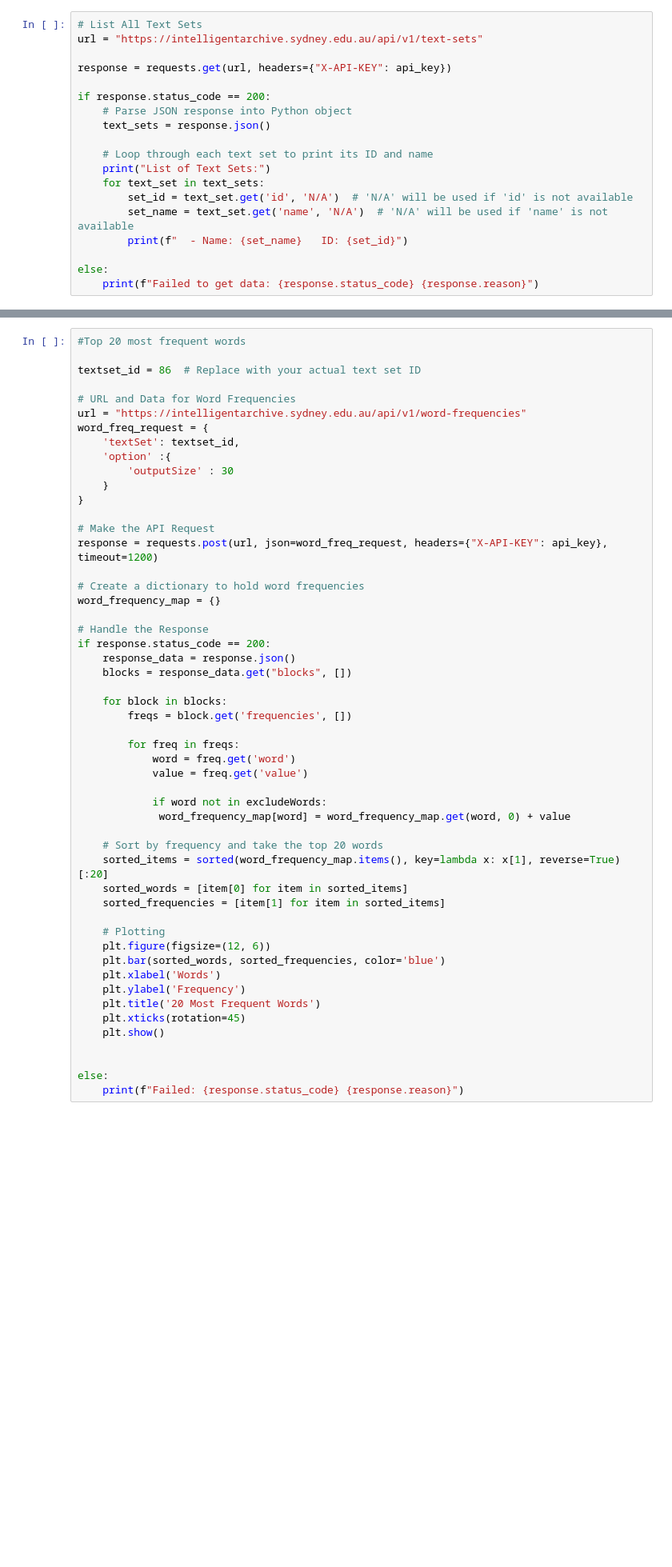
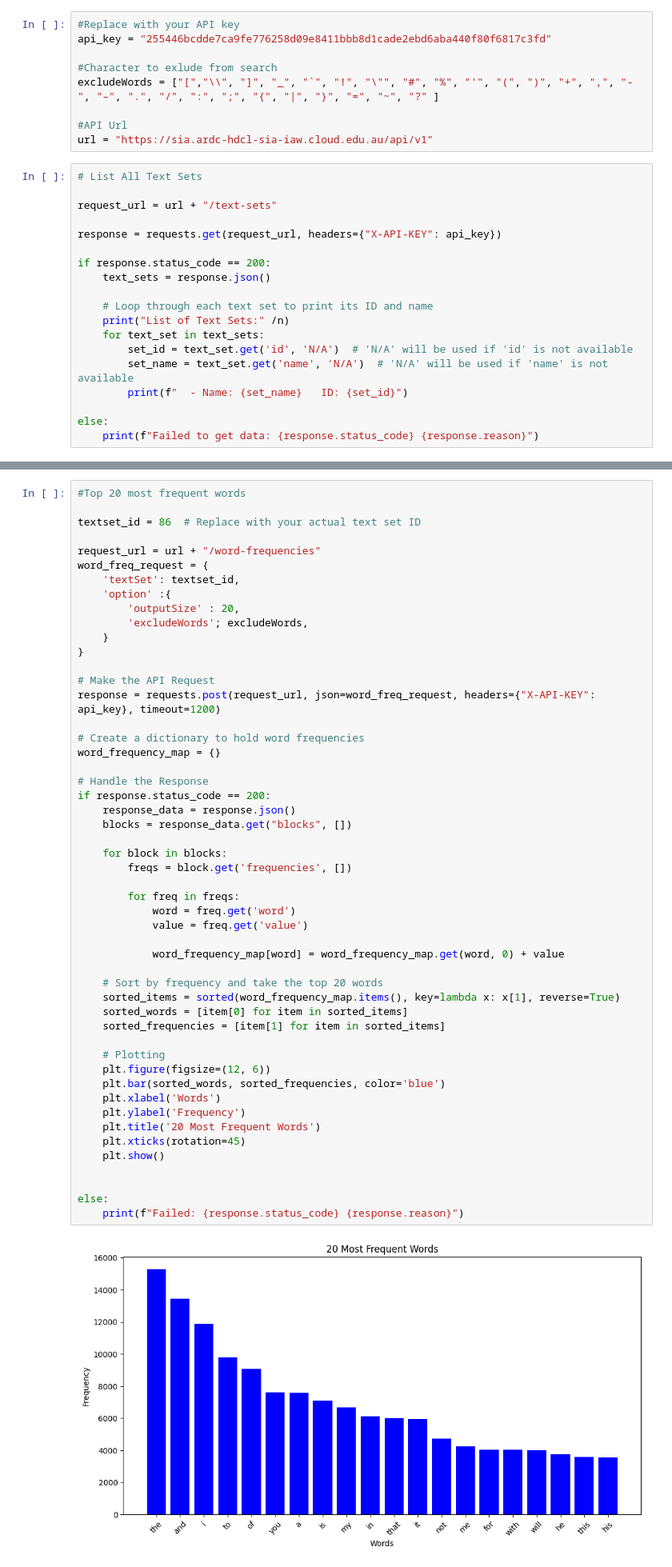
Before and after one commit to MufengNiu/BinderTest, a Jupyter notebook: API.ipynb, the cells around one changed output, grey strips where cells are left out. Shown: that part at 80% size. Drawn from its saved outputs; the diff is of its cells as text; blank space fills up the shorter version.

```diff
--- a/API.ipynb
+++ b/API.ipynb
@@ -12,15 +11,24 @@ excludeWords = ["[","\\", "]", "_", "`", "!", "\"", "#", "%", "'", "(", ")", "+"
+# %%
+#Replace with your API key
+api_key = "255446bcdde7ca9fe776258d09e8411bbb8d1cade2ebd6aba440f80f6817c3fd"
+
+#Character to exlude from search
+excludeWords = ["[","\\", "]", "_", "`", "!", "\"", "#", "%", "'", "(", ")", "+", ",", "-", "–", ".", "/", ":", ";", "{", "|", "}", "=", "~", "?" ]
+
+#API Url
+url = "https://sia.ardc-hdcl-sia-iaw.cloud.edu.au/api/v1"
 # %%
 # List All Text Sets
-url = "https://intelligentarchive.sydney.edu.au/api/v1/text-sets"
 
-response = requests.get(url, headers={"X-API-KEY": api_key})
+request_url = url + "/text-sets"
+
+response = requests.get(request_url, headers={"X-API-KEY": api_key})
 
 if response.status_code == 200:
-    # Parse JSON response into Python object
     text_sets = response.json()
 
     # Loop through each text set to print its ID and name
-    print("List of Text Sets:")
+    print("List of Text Sets:" /n)
     for text_set in text_sets:
         set_id = text_set.get('id', 'N/A')  # 'N/A' will be used if 'id' is not available
         set_name = text_set.get('name', 'N/A')  # 'N/A' will be used if 'name' is not available
@@ -33,53 +44,54 @@ else:
 
 textset_id = 86  # Replace with your actual text set ID
 
-# URL and Data for Word Frequencies
-url = "https://intelligentarchive.sydney.edu.au/api/v1/word-frequencies"
+request_url = url + "/word-frequencies"
 word_freq_request = {
     'textSet': textset_id,
     'option' :{
-        'outputSize' : 30
+        'outputSize' : 20,
+        'excludeWords'; excludeWords,
     }
 }
 
 # Make the API Request
-response = requests.post(url, json=word_freq_request, headers={"X-API-KEY": api_key}, timeout=1200)
+response = requests.post(request_url, json=word_freq_request, headers={"X-API-KEY": api_key}, timeout=1200)
 
 # Create a dictionary to hold word frequencies
 word_frequency_map = {}
 
 # Handle the Response
 if response.status_code == 200:
     response_data = response.json()
     blocks = response_data.get("blocks", [])
 
     for block in blocks:
         freqs = block.get('frequencies', [])
 
         for freq in freqs:
             word = freq.get('word')
             value = freq.get('value')
 
-            if word not in excludeWords:
-             word_frequency_map[word] = word_frequency_map.get(word, 0) + value
+            word_frequency_map[word] = word_frequency_map.get(word, 0) + value
 
     # Sort by frequency and take the top 20 words
-    sorted_items = sorted(word_frequency_map.items(), key=lambda x: x[1], reverse=True)[:20]
+    sorted_items = sorted(word_frequency_map.items(), key=lambda x: x[1], reverse=True)
     sorted_words = [item[0] for item in sorted_items]
     sorted_frequencies = [item[1] for item in sorted_items]
 
     # Plotting
     plt.figure(figsize=(12, 6))
     plt.bar(sorted_words, sorted_frequencies, color='blue')
     plt.xlabel('Words')
     plt.ylabel('Frequency')
     plt.title('20 Most Frequent Words')
     plt.xticks(rotation=45)
     plt.show()
 
 
 else:
     print(f"Failed: {response.status_code} {response.reason}")
+# %% [output]
+[figure, added]
 # %%
 # EX1: The top 10 6-grams in the 20 plays by frequency
 
```
Also changed, not shown: parts of 5 cells of this notebook.
